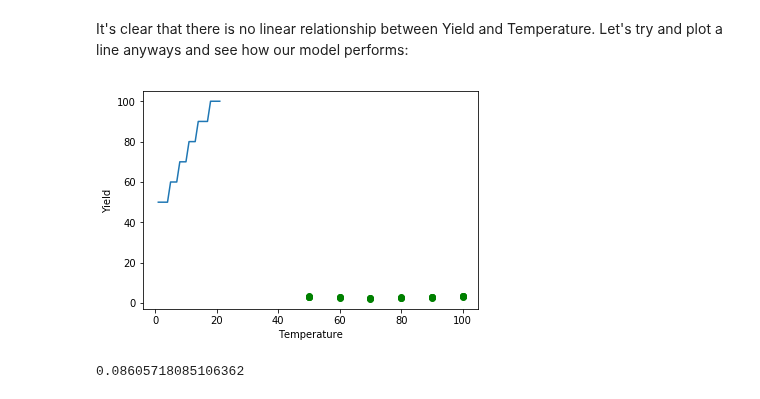
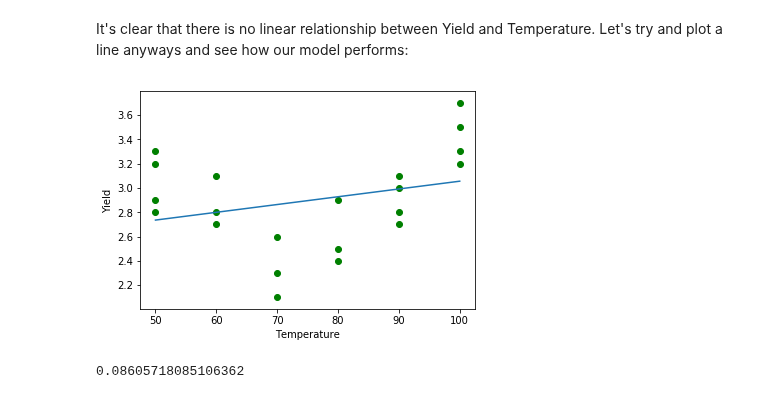
Before and after one commit to hussein073/dsc-2-24-05-polynomial-regression-seattle-ds-career-040119, a Jupyter notebook: index.ipynb, the cells around one changed output. Cells and saved outputs as stored; diff of their text form; code cells hidden in the pictures.

```diff
--- a/index.ipynb
+++ b/index.ipynb
@@ -33,11 +33,11 @@ from sklearn.linear_model import LinearRegression
 reg = LinearRegression().fit(yld[["Temp"]], y)
 # %%
 plt.scatter(yld["Temp"], y, color = "green")
-plt.plot(yld["Temp"])
+plt.plot(yld["Temp"], reg.predict(yld[["Temp"]]))
 plt.xlabel("Temperature")
 plt.ylabel("Yield");
 # %% [output]
-[figure, old version]
+[figure, new version]
 # %%
 from sklearn.metrics import mean_squared_error, r2_score
 
```
